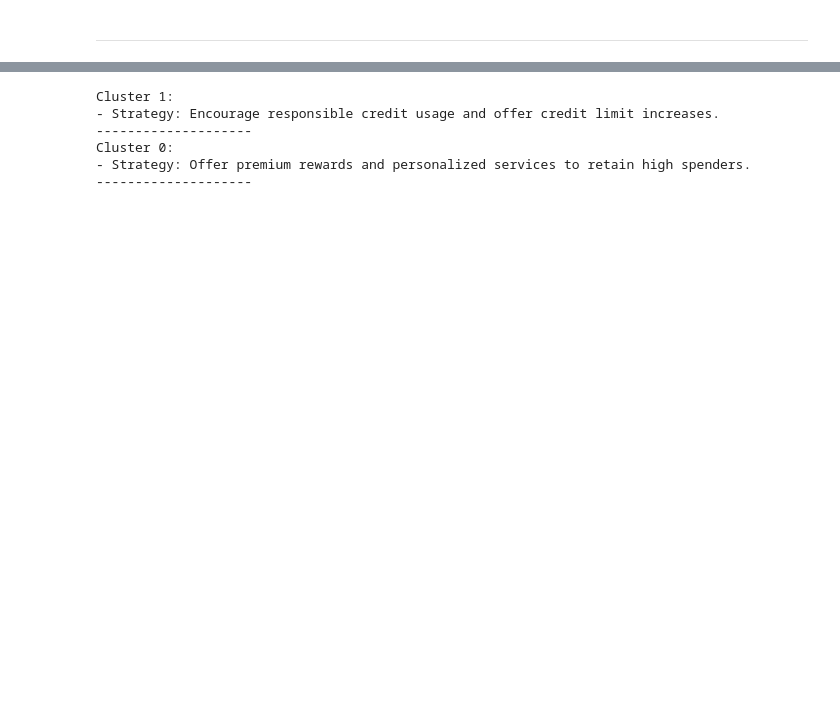
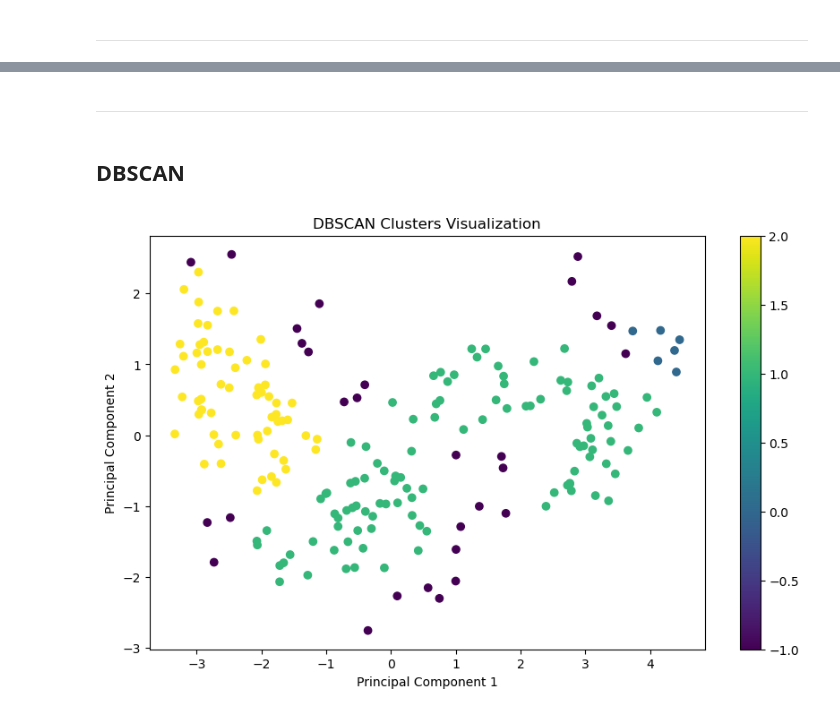
Before and after one commit to HitenDewangan/DataScience-AIML, a Jupyter notebook: Projects/Unsupervised/Bank Data Clustering/J_SOT23_Hitendra_Kumar_Dewangan.ipynb, the cells around one changed output, grey strips where cells are left out. Cells and saved outputs as stored; diff of their text form; code cells hidden in the pictures; blank space fills up the shorter version.

Commit message:
Project: Final Models Evaluation and Business Strategy

```diff
--- a/Projects/Unsupervised/Bank Data Clustering/J_SOT23_Hitendra_Kumar_Dewangan.ipynb
+++ b/Projects/Unsupervised/Bank Data Clustering/J_SOT23_Hitendra_Kumar_Dewangan.ipynb
@@ -470,18 +472,24 @@ cluster
-# %%
-# Example: Print business strategies for each cluster
-for cluster_num in df['cluster'].unique():
-    print(f"Cluster {cluster_num}:")
-    if cluster_num == 0:
-        print("- Strategy: Offer premium rewards and personalized services to retain high spenders.")
-    elif cluster_num == 1:
-        print("- Strategy: Encourage responsible credit usage and offer credit limit increases.")
-    elif cluster_num == 2:
-        print("- Strategy: Promote low-fee banking products and re-engagement campaigns.")
-    print("--------------------")
-# %% [output]
-Cluster 1:
-- Strategy: Encourage responsible credit usage and offer credit limit increases.
---------------------
-Cluster 0:
-- Strategy: Offer premium rewards and personalized services to retain high spenders.
---------------------
+# %% [markdown]
+---
+# %% [markdown]
+## DBSCAN
+# %%
+from sklearn.cluster import DBSCAN
+
+# Apply DBSCAN
+dbscan = DBSCAN(eps=0.5, min_samples=5)  # Adjust eps and min_samples based on your data
+cluster_labels_dbscan = dbscan.fit_predict(pca_df[['PC1', 'PC2']])
+
+# Add DBSCAN cluster labels to the original DataFrame
+df['cluster_dbscan'] = cluster_labels_dbscan
+
+# Visualize DBSCAN clusters
+plt.figure(figsize=(10, 6))
+scatter = plt.scatter(pca_df['PC1'], pca_df['PC2'], c=df['cluster_dbscan'], cmap='viridis')
+plt.title('DBSCAN Clusters Visualization')
+plt.xlabel('Principal Component 1')
+plt.ylabel('Principal Component 2')
+plt.colorbar(scatter)
+plt.show()
+# %% [output]
+[figure, added]
```
Also changed, not shown: parts of 19 cells of this notebook, 1 other file.
